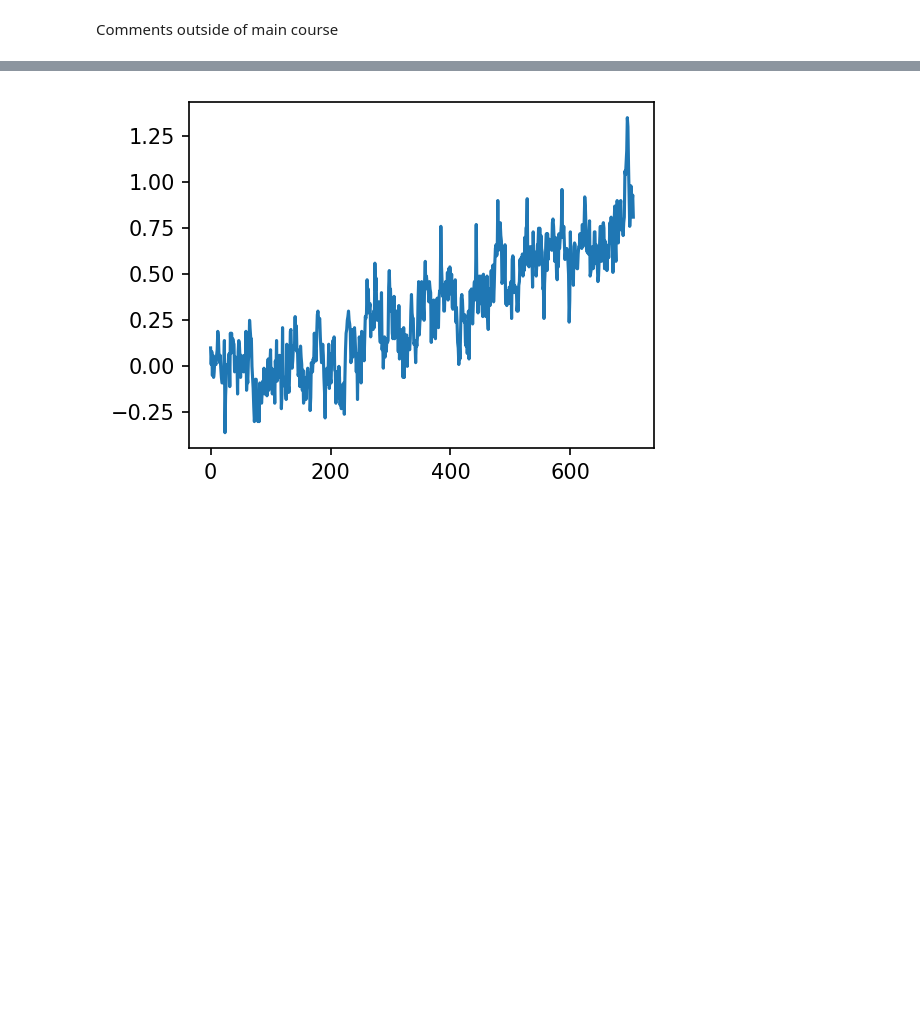
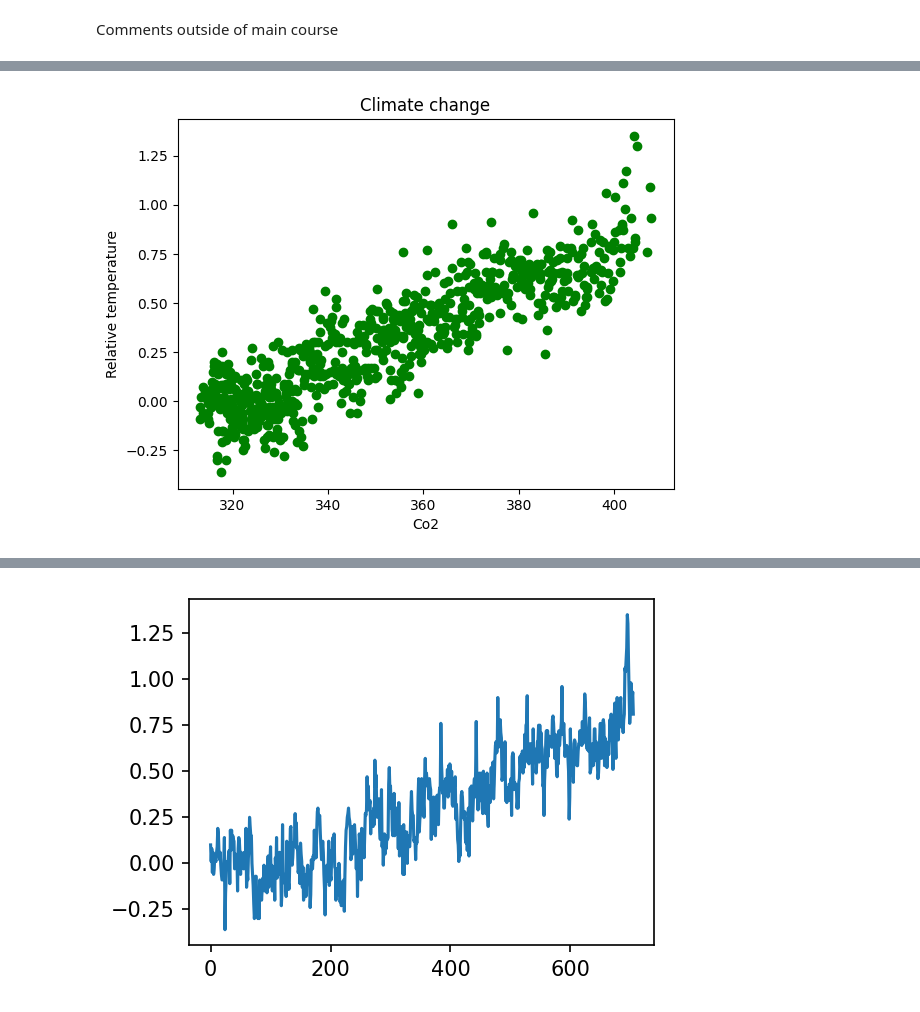
Before and after one commit to andrewch28/DataCamp, a Jupyter notebook: 6)Matplotlib.ipynb, the cells around one changed output, grey strips where cells are left out. Drawn from its saved outputs; the diff is of its cells as text; code cells hidden in the pictures; blank space fills up the shorter version.

```diff
--- a/6)Matplotlib.ipynb
+++ b/6)Matplotlib.ipynb
@@ -4,0 +22,10 @@ Comments outside of main course
+# %%
+plt.style.use("default")
+
+plt.scatter("co2", "relative_temp", data=climate, c="green")
+plt.xlabel("Co2")
+plt.ylabel("Relative temperature")
+plt.title("Climate change")
+plt.show()
+# %% [output]
+[figure, added]
```
Also changed, not shown: parts of 17 cells of this notebook, 3 other files.
